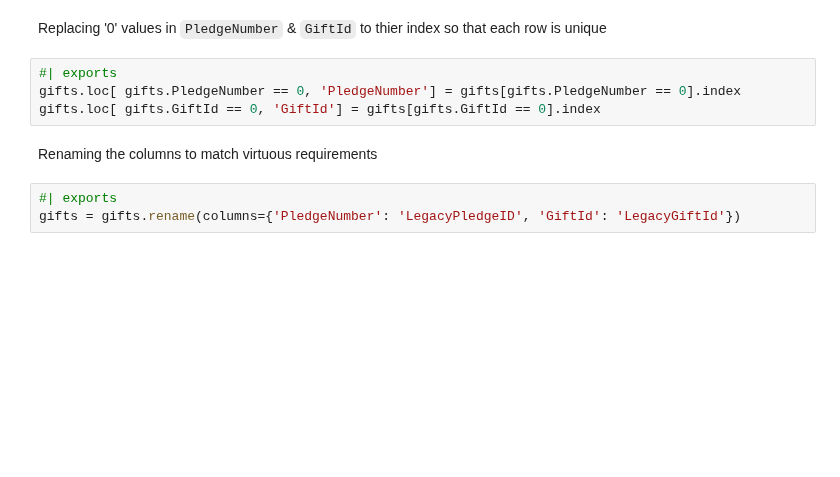
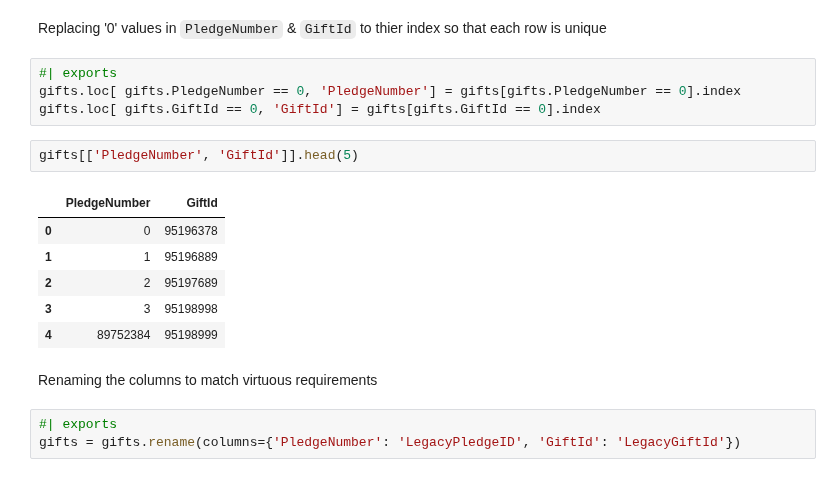
Before and after one commit to LearnThinkCreate/virtuous_interview, a Jupyter notebook: 00_Setup.ipynb, the cells around one changed output. Drawn from its saved outputs; the diff is of its cells as text; blank space fills up the shorter version.

```diff
--- a/00_Setup.ipynb
+++ b/00_Setup.ipynb
@@ -139,6 +139,15 @@ Replacing '0' values in `PledgeNumber` & `GiftId` to thier index so that each ro
 #| exports
 gifts.loc[ gifts.PledgeNumber == 0, 'PledgeNumber'] = gifts[gifts.PledgeNumber == 0].index
 gifts.loc[ gifts.GiftId == 0, 'GiftId'] = gifts[gifts.GiftId == 0].index
+# %%
+gifts[['PledgeNumber', 'GiftId']].head(5)
+# %% [output]
+|  | PledgeNumber | GiftId |
+| 0 | 0 | 95196378 |
+| 1 | 1 | 95196889 |
+| 2 | 2 | 95197689 |
+| 3 | 3 | 95198998 |
+| 4 | 89752384 | 95198999 |
 # %% [markdown]
 Renaming the columns to match virtuous requirements
 # %%
```
Also changed, not shown: parts of 10 cells of this notebook, 14 other files.
